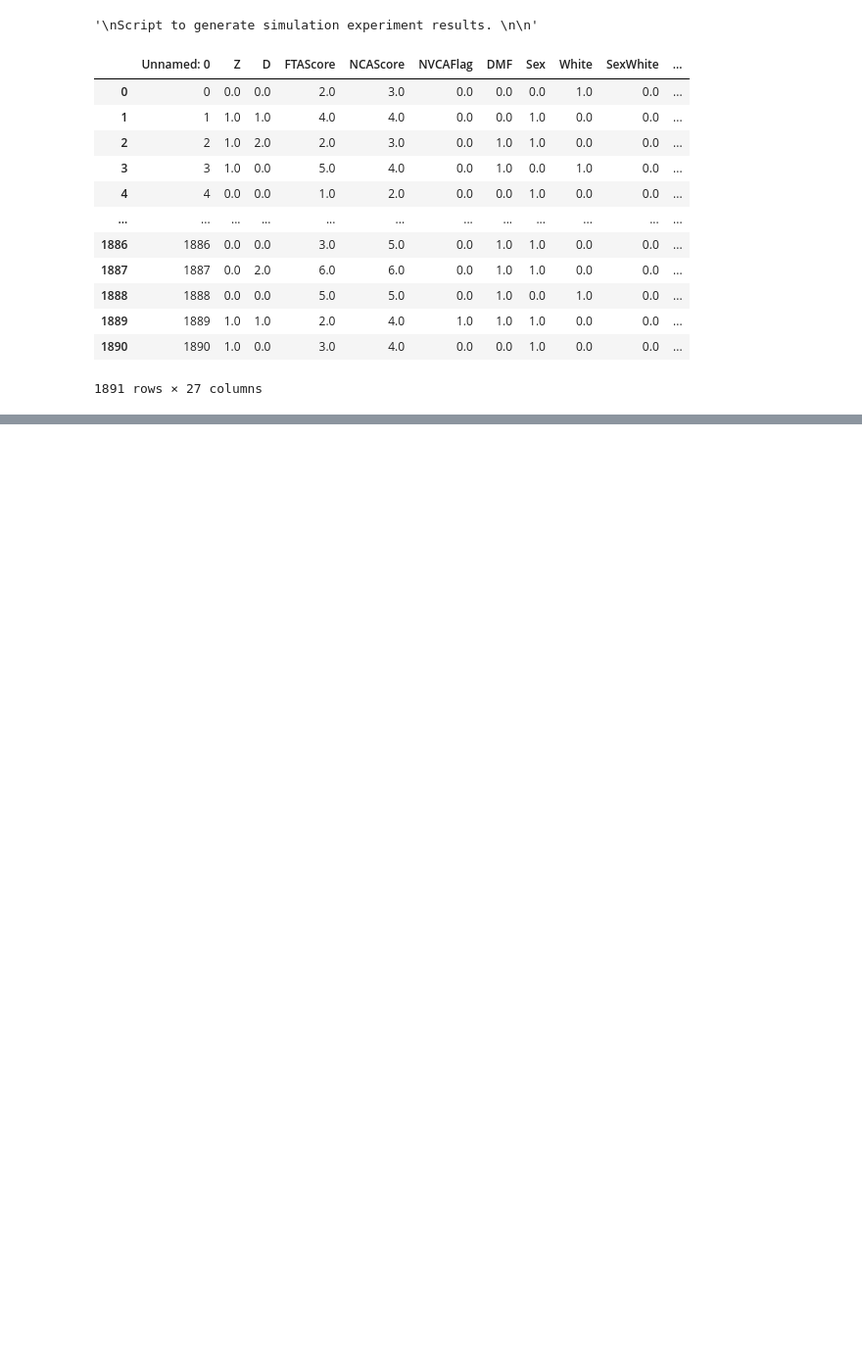
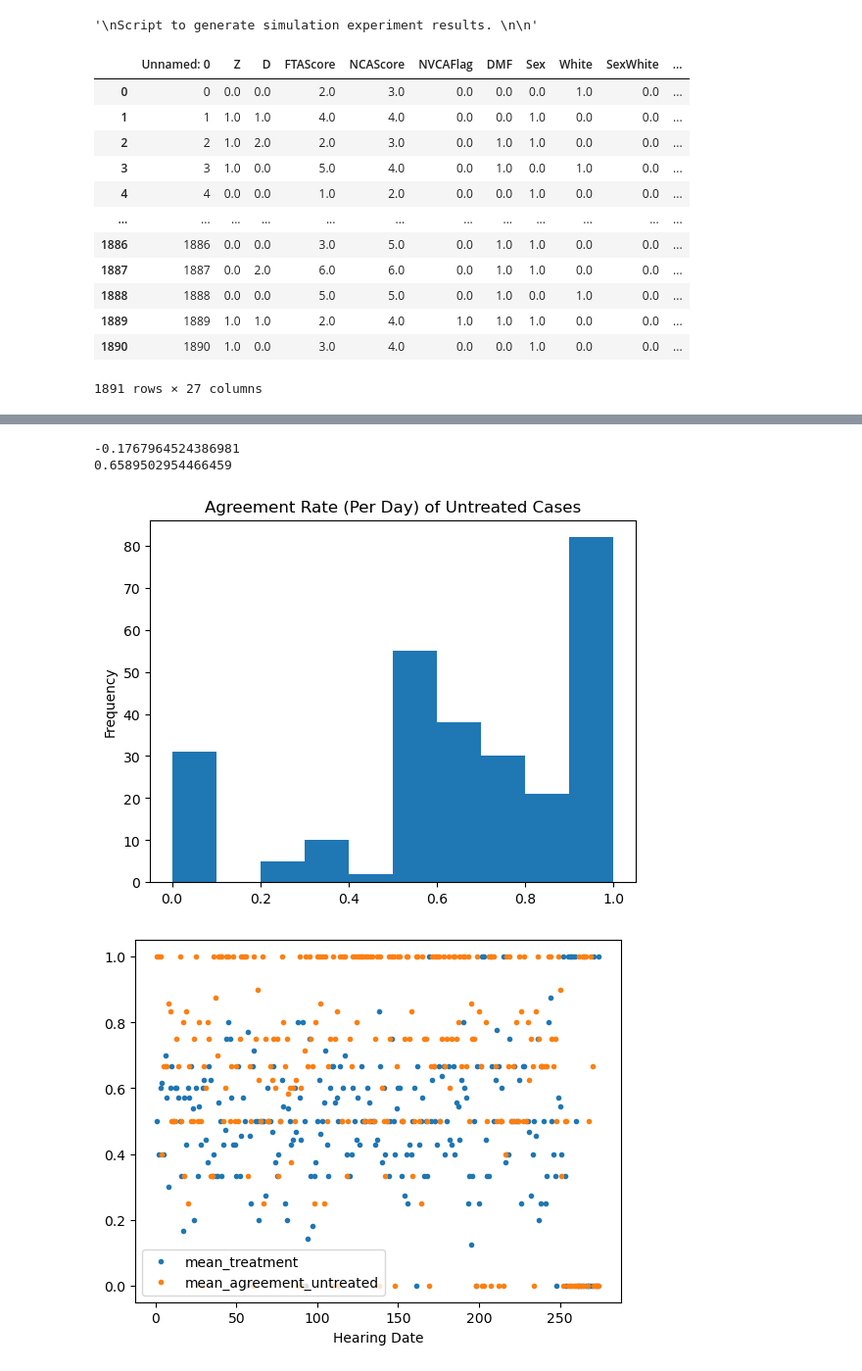
Before and after one commit to rajiinio/exp-design-human-decisions, a Jupyter notebook: ai_human_data_processing_final_actual.ipynb, the cells around one changed output, grey strips where cells are left out. Shown at 98% size. Drawn from its saved outputs; the diff is of its cells as text; code cells hidden in the pictures; blank space fills up the shorter version.

```diff
--- a/ai_human_data_processing_final_actual.ipynb
+++ b/ai_human_data_processing_final_actual.ipynb
@@ -104,0 +222,27 @@ res_df_exp_data
+# %%
+df_norm3 = normalize_agreement(df)
+
+df_uagg = df_norm3.groupby(df_norm3["Hearing Date"])['UA'].agg(lambda x: list(x.dropna())) #lambda x: list(x.dropna())
+
+#manually calculate mean
+df_uagg["mean"] = df_uagg.apply(lambda x: np.mean(x))
+df_uagg["mean"] = df_uagg["mean"].fillna(0.0)
+df_plot3 = df_uagg["mean"]
+#df_comp["mean"] = df_comp.apply(lambda x: list(x.dropna()))
+
+plot3 = df_plot3.plot(kind='hist', title="Agreement Rate (Per Day) of Untreated Cases")
+corr_uagg = pd.concat([df_treatment["mean"], df_uagg["mean"]], axis=1)
+corr_uagg.columns = ["mean_treatment","mean_agreement_untreated"]
+corr_plot_uagg = corr_uagg.plot(style=".")
+print(corr_uagg["mean_treatment"].corr(corr_uagg["mean_agreement_untreated"])) #-0.1767964524386981; t-test
+
+print(df_uagg["mean"].mean()) #0.6589502954466459, agreement untreated
+
+#variance
+
+plt.savefig('Figs/agreement_per_day_untreated.png', bbox_inches='tight')
+# %% [output]
+-0.1767964524386981
+0.6589502954466459
+[figure, added]
+[figure, added]
```
Also changed, not shown: parts of 15 cells of this notebook, 1 other file.
